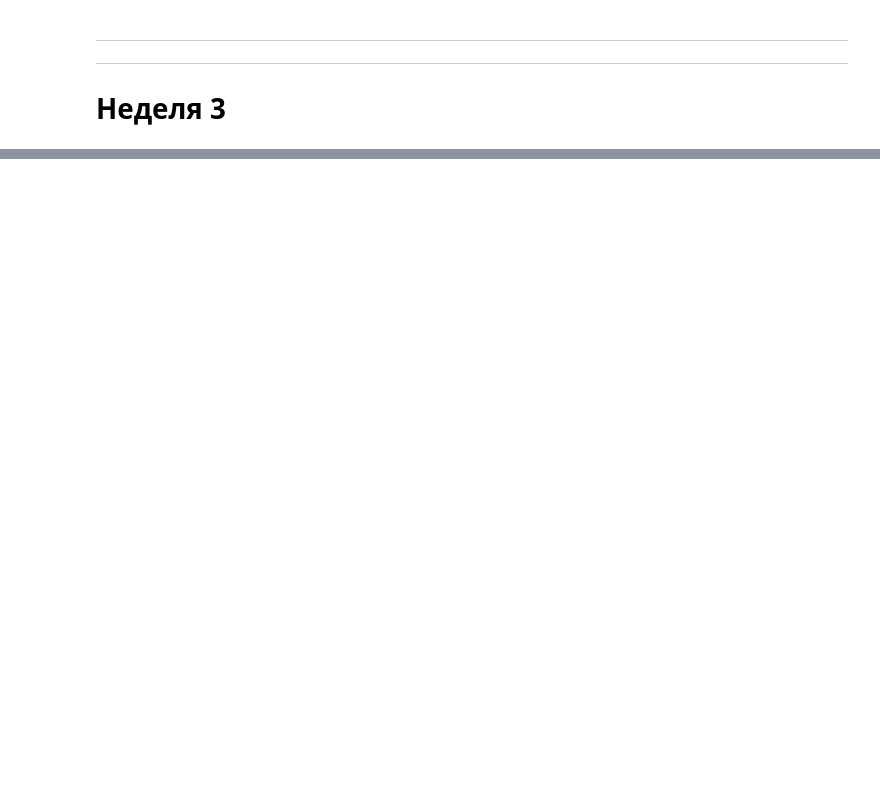
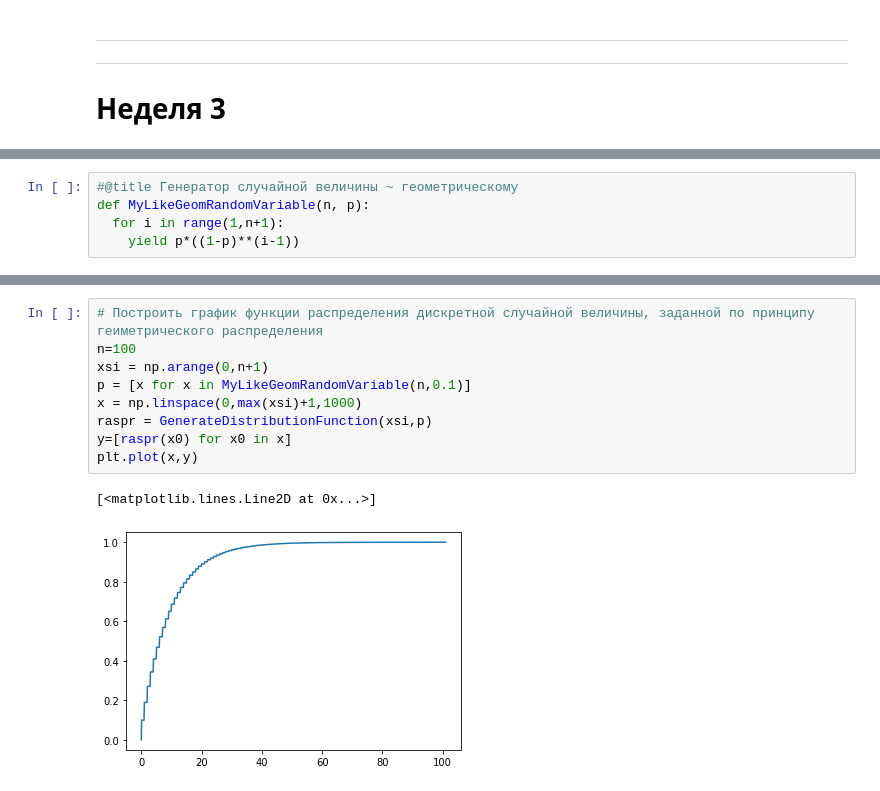
Before and after one commit to Zaqzxcswsde/itmo-applied-statistics, a Jupyter notebook: stat_tests.ipynb, the cells around one changed output, grey strips where cells are left out. Saved outputs shown, nothing was run; the diff lists cells and outputs as text; blank space fills up the shorter version.

```diff
--- a/stat_tests.ipynb
+++ b/stat_tests.ipynb
@@ -628,0 +709,5 @@ B=2618
+# %%
+#@title Генератор случайной величины ~ геометрическому
+def MyLikeGeomRandomVariable(n, p):
+  for i in range(1,n+1):
+    yield p*((1-p)**(i-1))
@@ -628,0 +760,12 @@ B=2618
+# %%
+# Построить график функции распределения дискретной случайной величины, заданной по принципу геиметрического распределения
+n=100
+xsi = np.arange(0,n+1)
+p = [x for x in MyLikeGeomRandomVariable(n,0.1)]
+x = np.linspace(0,max(xsi)+1,1000)
+raspr = GenerateDistributionFunction(xsi,p)
+y=[raspr(x0) for x0 in x]
+plt.plot(x,y)
+# %% [output]
+[<matplotlib.lines.Line2D at 0x...>]
+[figure, added]
```
Also changed, not shown: parts of 38 cells of this notebook.
